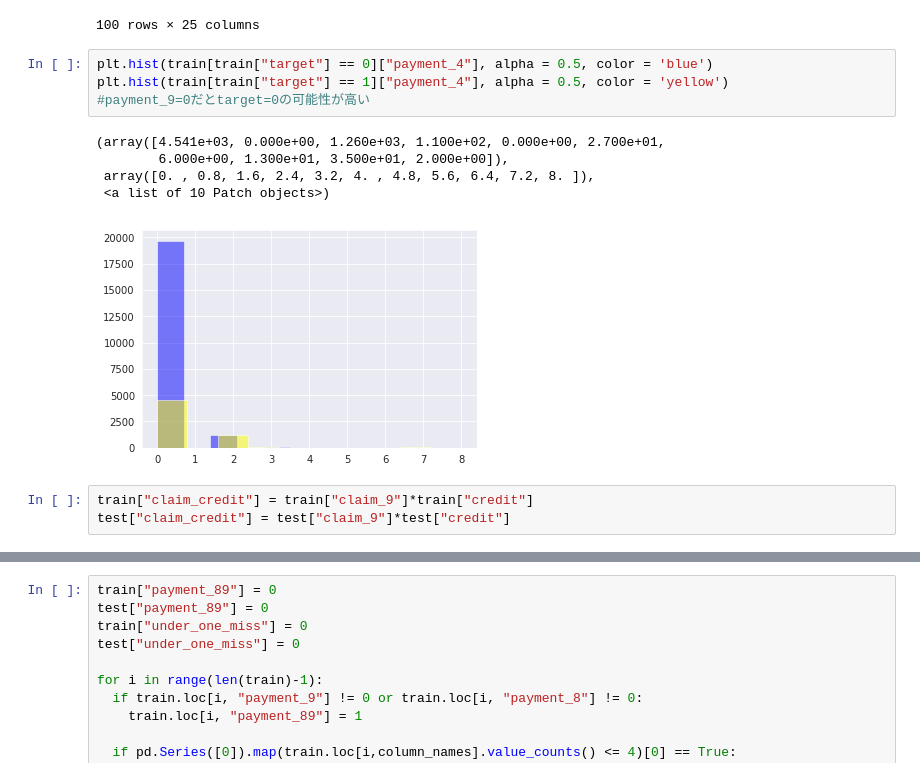
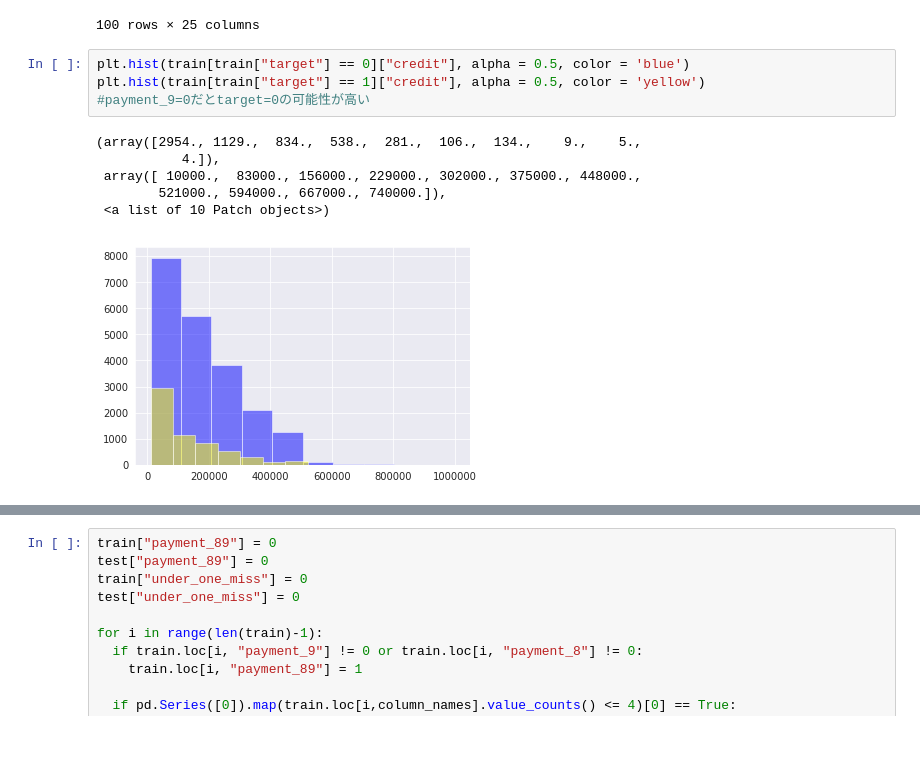
Before and after one commit to takumi5757/git_probspace, a Jupyter notebook: credit_compe.ipynb, the cells around one changed output, grey strips where cells are left out. Drawn from its saved outputs; the diff is of its cells as text; blank space fills up the shorter version.

```diff
--- a/credit_compe.ipynb
+++ b/credit_compe.ipynb
@@ -97,15 +93,13 @@ bad_pred_data.head(100)
 | 321 | 321 | 30000 | 2 | 2 | 2 | 26 | 0 | 0 | 0 | 0 | ... |
 100 rows × 25 columns
 # %%
-plt.hist(train[train["target"] == 0]["payment_4"], alpha = 0.5, color = 'blue')
-plt.hist(train[train["target"] == 1]["payment_4"], alpha = 0.5, color = 'yellow')
+plt.hist(train[train["target"] == 0]["credit"], alpha = 0.5, color = 'blue')
+plt.hist(train[train["target"] == 1]["credit"], alpha = 0.5, color = 'yellow')
 #payment_9=0だとtarget=0の可能性が高い
 # %% [output]
-(array([4.541e+03, 0.000e+00, 1.260e+03, 1.100e+02, 0.000e+00, 2.700e+01,
-        6.000e+00, 1.300e+01, 3.500e+01, 2.000e+00]),
- array([0. , 0.8, 1.6, 2.4, 3.2, 4. , 4.8, 5.6, 6.4, 7.2, 8. ]),
+(array([2954., 1129.,  834.,  538.,  281.,  106.,  134.,    9.,    5.,
+           4.]),
+ array([ 10000.,  83000., 156000., 229000., 302000., 375000., 448000.,
+        521000., 594000., 667000., 740000.]),
  <a list of 10 Patch objects>)
-[figure, old version]
+[figure, new version]
-# %%
-train["claim_credit"] = train["claim_9"]*train["credit"]
-test["claim_credit"] = test["claim_9"]*test["credit"]
```
Also changed, not shown: parts of 10 cells of this notebook.
